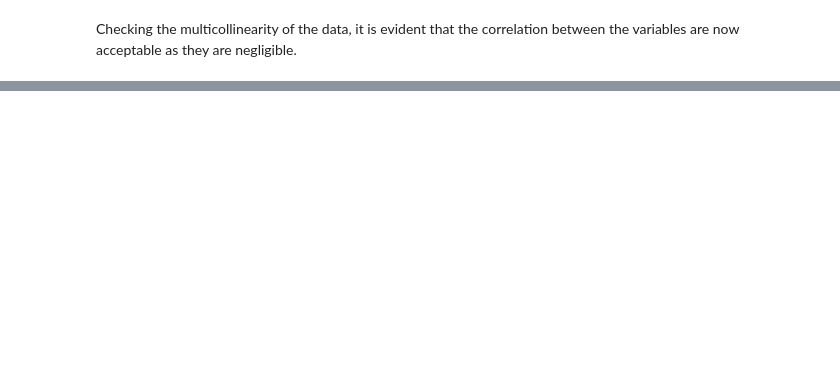
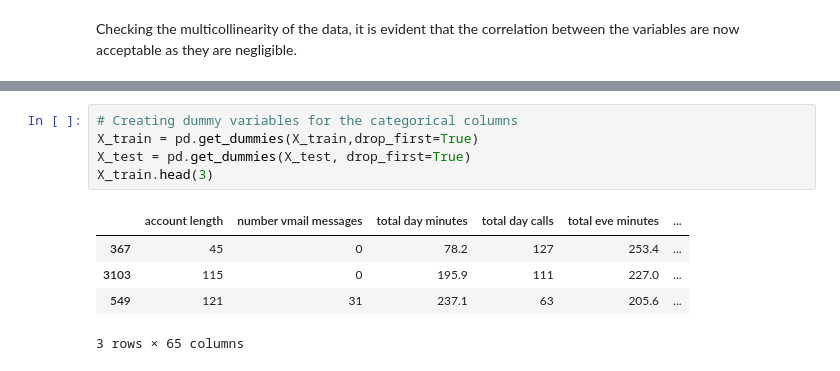
Before and after one commit to VincentKiplangat/Predicting-customer-churn-for-SyrialTel, a Jupyter notebook: SyrialTel.ipynb, the cells around one changed output, grey strips where cells are left out. Drawn from its saved outputs; the diff is of its cells as text; blank space fills up the shorter version.

```diff
--- a/SyrialTel.ipynb
+++ b/SyrialTel.ipynb
@@ -259,0 +293,11 @@ SyntaxError: invalid syntax (3943176405.py, line 1)
+# %%
+# Creating dummy variables for the categorical columns
+X_train = pd.get_dummies(X_train,drop_first=True)
+X_test = pd.get_dummies(X_test, drop_first=True)
+X_train.head(3)
+# %% [output]
+|  | account length | number vmail messages | total day minutes | total day calls | total eve minutes | ... |
+| 367 | 45 | 0 | 78.2 | 127 | 253.4 | ... |
+| 3103 | 115 | 0 | 195.9 | 111 | 227.0 | ... |
+| 549 | 121 | 31 | 237.1 | 63 | 205.6 | ... |
+3 rows × 65 columns
```
Also changed, not shown: parts of 16 cells of this notebook.
